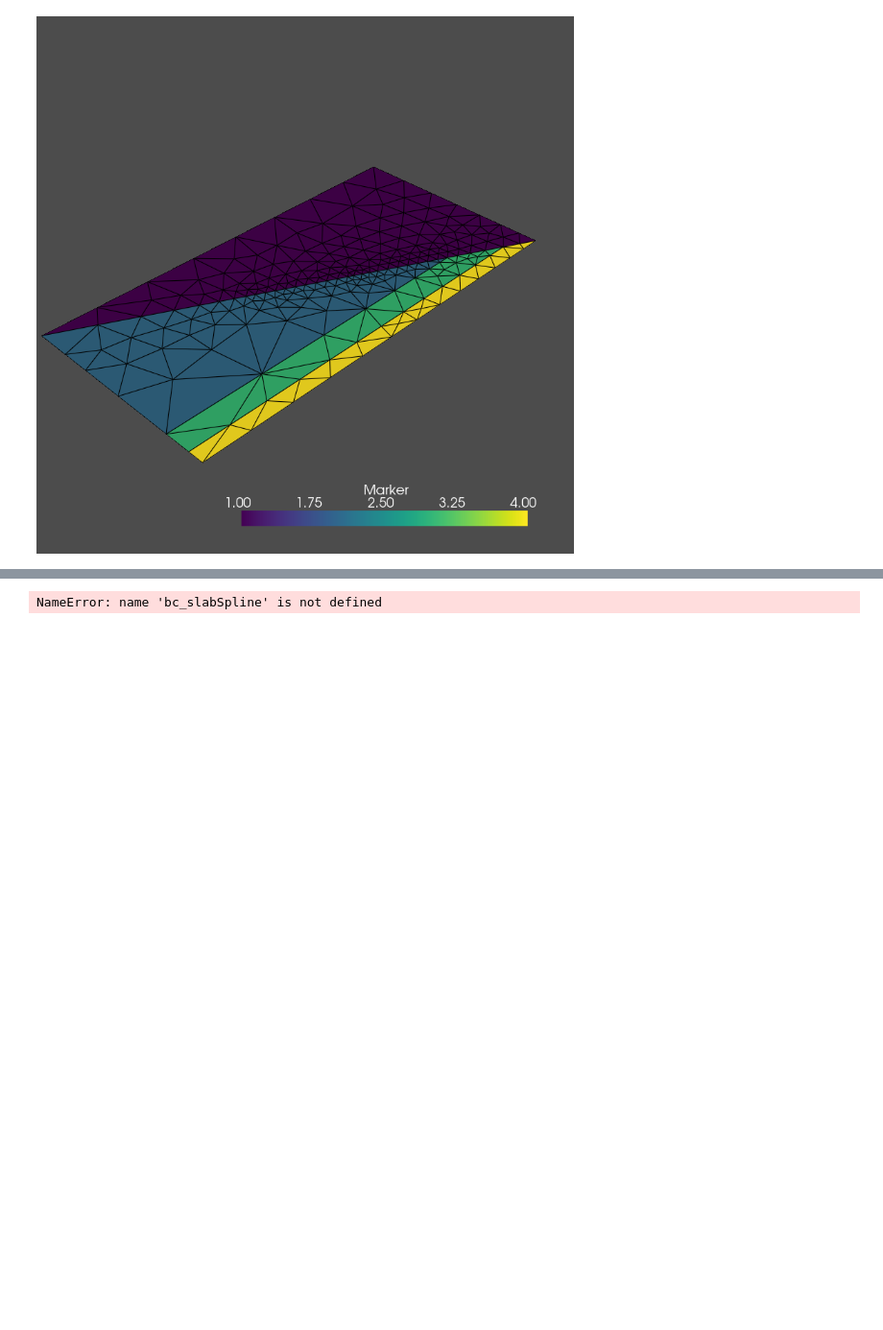
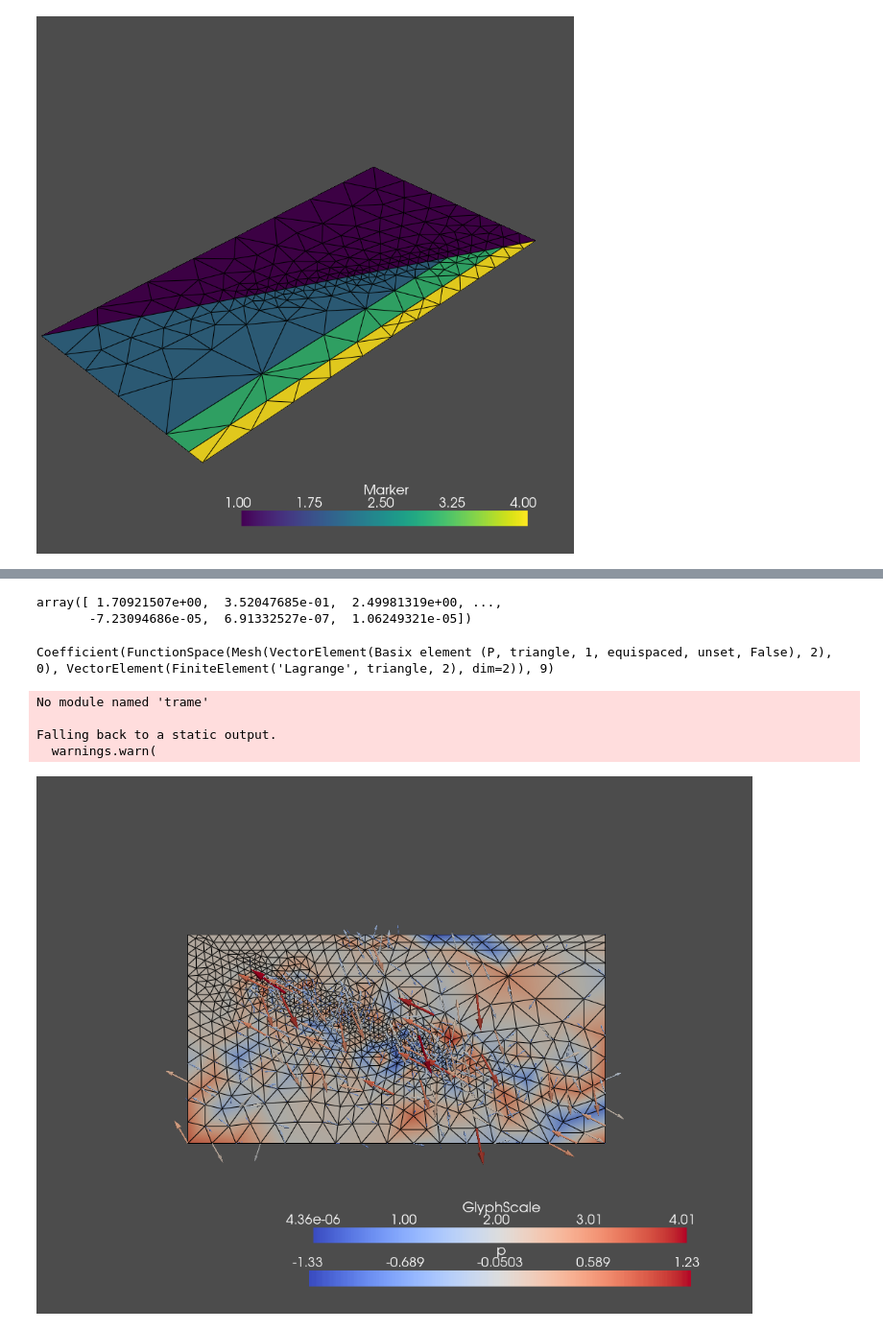
Before and after one commit to KidusTesh/fenicsx_subduction, a Jupyter notebook: notebooks/BenchmarkGeometry.ipynb, the cells around one changed output, grey strips where cells are left out. Shown at 96% size. Saved outputs shown, nothing was run; the diff lists cells and outputs as text; code cells hidden in the pictures; blank space fills up the shorter version.

```diff
--- a/notebooks/BenchmarkGeometry.ipynb
+++ b/notebooks/BenchmarkGeometry.ipynb
@@ -186,4 +174,4 @@ all_wedge_dofs.size
 # %%
-slab_surface_dofs = dolfinx.fem.locate_dofs_topological(Vs, 1, ft.find(1))
-slab_surface_dofs.size
+slab_surface_dofs_Vs0 = dolfinx.fem.locate_dofs_topological((Vs.sub(0), Vs0), 1, ft.find(1))
+slab_surface_dofs_Vs0[0].size
 # %% [output]
@@ -242,11 +261,73 @@ dx = ufl.Measure("dx", domain=mesh)
 from petsc4py.PETSc import ScalarType
 
 zero_c = dolfinx.fem.Constant(mesh, ScalarType(0.0))
+#Ks = ufl.inner(ufl.sym(ufl.grad(v_ts)), 2*ufl.sym(ufl.grad(v_as)))*ufl.dx
+#Gs = -ufl.div(v_ts)*p_as*ufl.dx
+#Ds = -p_ts*ufl.div(v_as)*ufl.dx
+#Ss = Ks + Gs + Ds
 
-Ss = ufl.inner(ufl.grad(v_as), ufl.grad(v_ts))*ufl.ds(1)
-fs = zero_c * v_ts[0] * ufl.ds(1)
-problem_vs = dolfinx.fem.petsc.LinearProblem(Ss, fs, bcs=[bc_slabSpline], petsc_options={"ksp_type": "preonly", "pc_type": "lu"})
+Ss = ufl.inner(v_ts, v_as)*ufl.dx + p_ts*p_as*ufl.dx
+
+fs = zero_c * v_ts[0] * ufl.dx
+problem_vs = dolfinx.fem.petsc.LinearProblem(Ss, fs, bcs=[bc_slab_s], petsc_options={"ksp_type": "preonly", "pc_type": "lu", "pc_factor_mat_solver_type" : "mumps"})
 vs_i = problem_vs.solve()
-# %% [output]
-NameError: name 'bc_slabSpline' is not defined
+# %%
+vs_i.x.array
+# %% [output]
+array([ 1.70921507e+00,  3.52047685e-01,  2.49981319e+00, ...,
+       -7.23094686e-05,  6.91332527e-07,  1.06249321e-05])
+# %%
+from dolfinx import io
+v = vs_i.sub(0).collapse()
+#v = Vslab_s
+v.name = "Velocity"
+p = vs_i.sub(1).collapse()
+p.name = "Pressure"
+
+with io.VTKFile(mesh.comm, "output_v.pvd", "w") as vtk:
+    vtk.write_function([v], 0.0)
+with io.VTKFile(mesh.comm, "output_p.pvd", "w") as vtk:
+    vtk.write_function([p], 0.0)
+# %%
+v
+# %% [output]
+Coefficient(FunctionSpace(Mesh(VectorElement(Basix element (P, triangle, 1, equispaced, unset, False), 2), 0), VectorElement(FiniteElement('Lagrange', triangle, 2), dim=2)), 9)
+# %%
+import pyvista
+from dolfinx.plot import create_vtk_mesh
+import matplotlib.pyplot as plt
+
+pyvista.start_xvfb()
+topology, cell_types, geometry = create_vtk_mesh(Vs0)
+values = np.zeros((geometry.shape[0], 3), dtype=np.float64)
+values[:, :len(v)] = v.x.array.real.reshape((geometry.shape[0], len(v)))
+
+# Create a point cloud of glyphs
+function_grid = pyvista.UnstructuredGrid(topology, cell_types, geometry)
+function_grid["v"] = values
+glyphs = function_grid.glyph(orient="v", factor=10.0)
+
+# create a scalar field on the P2 element
+p_p2 = Function(Vs00)
+# and interpolate the pressure onto it
+p_p2.interpolate(p)
+# then put that pressure onto the function_grid
+function_grid["p"] = p_p2.x.array.real
+function_grid.set_active_scalars("p")
+
+# Create plotter
+plotter = pyvista.Plotter()
+plotter.add_mesh(function_grid, show_edges=True, cmap='coolwarm')
+plotter.add_mesh(glyphs, cmap='coolwarm')
+plotter.view_xy()
+if not pyvista.OFF_SCREEN:
+    plotter.show()
+else:
+    plotter.savefig('Vel_Pressurefield2.pdf', format='pdf', dpi=600, bbox_inches='tight')
+# %% [output]
+No module named 'trame'
+
+Falling back to a static output.
+  warnings.warn(
+[figure, added]
 # %%
```
Also changed, not shown: parts of 32 cells of this notebook.
